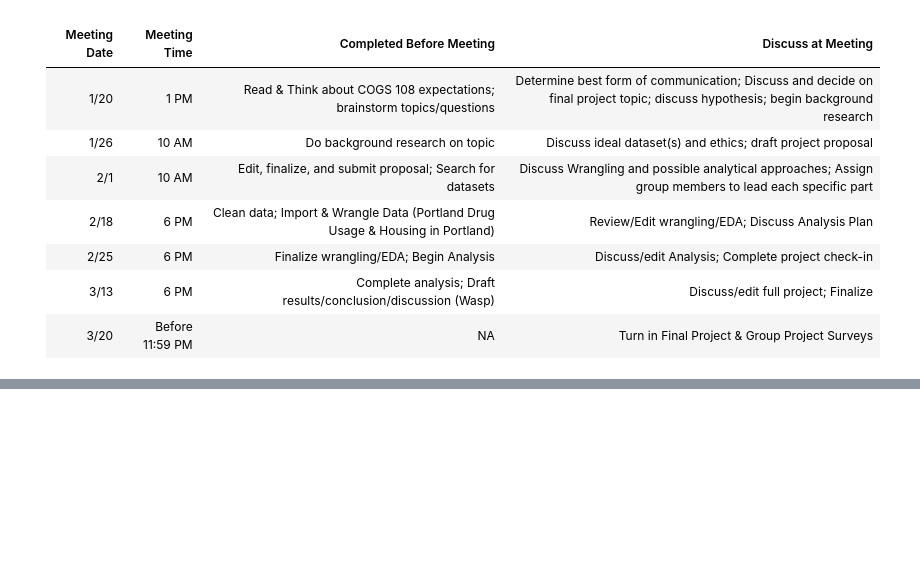
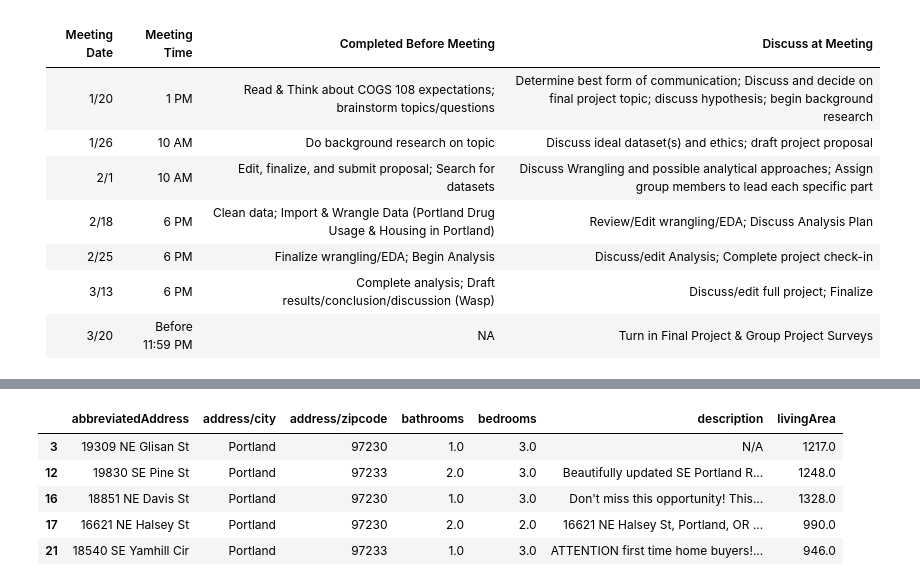
Before and after one commit to COGS108/Group008_WI26, a Jupyter notebook: 01-DataCheckpoint.ipynb, the cells around one changed output, grey strips where cells are left out. Drawn from its saved outputs; the diff is of its cells as text; code cells hidden in the pictures; blank space fills up the shorter version.

Commit message:
Prepare housing data for EDA
Add a cleaning/export step to save a processed Portland housing dataset for use in 02 EDA.

Made-with: Cursor

```diff
--- a/01-DataCheckpoint.ipynb
+++ b/01-DataCheckpoint.ipynb
@@ -370,0 +377,46 @@ Because the Zillow housing data are categorized by Zip Code and the opioid healt
+# %%
+# Create an interim subset and a cleaned version of the Portland housing data
+
+# 1. Save an interim version of the subset we have been working with
+portland_housing_df.to_csv('data/01-interim/portland_housing_subset.csv', index=False)
+
+# 2. Drop rows where all core structural fields are missing
+core_na_mask = (
+    portland_housing_df['livingArea'].isna() &
+    portland_housing_df['bathrooms'].isna() &
+    portland_housing_df['bedrooms'].isna()
+)
+portland_housing_clean = portland_housing_df.loc[~core_na_mask].copy()
+
+# 3. Handle remaining missing values
+#    - For structural numeric features, we drop rows where livingArea is still missing
+portland_housing_clean = portland_housing_clean.dropna(subset=['livingArea'])
+
+#    - For remaining missing bathrooms/bedrooms, fill with the median values
+for col in ['bathrooms', 'bedrooms']:
+    if portland_housing_clean[col].isna().any():
+        median_val = portland_housing_clean[col].median()
+        portland_housing_clean[col] = portland_housing_clean[col].fillna(median_val)
+
+#    - For description, fill missing values with a placeholder string
+if portland_housing_clean['description'].isna().any():
+    portland_housing_clean['description'] = portland_housing_clean['description'].fillna('N/A')
+
+# 4. Ensure ZIP codes are stored as zero-padded strings (for joining later)
+portland_housing_clean['address/zipcode'] = (
+    portland_housing_clean['address/zipcode']
+    .astype(str)
+    .str.zfill(5)
+)
+
+# 5. Save the cleaned dataset for use in 02-EDACheckpoint.ipynb
+portland_housing_clean.to_csv('data/02-processed/portland_housing_clean.csv', index=False)
+
+portland_housing_clean.head()
+# %% [output]
+|  | abbreviatedAddress | address/city | address/zipcode | bathrooms | bedrooms | description | livingArea |
+| 3 | 19309 NE Glisan St | Portland | 97230 | 1.0 | 3.0 | N/A | 1217.0 |
+| 12 | 19830 SE Pine St | Portland | 97233 | 2.0 | 3.0 | Beautifully updated SE Portland R... | 1248.0 |
+| 16 | 18851 NE Davis St | Portland | 97230 | 1.0 | 3.0 | Don't miss this opportunity! This... | 1328.0 |
+| 17 | 16621 NE Halsey St | Portland | 97230 | 2.0 | 2.0 | 16621 NE Halsey St, Portland, OR ... | 990.0 |
+| 21 | 18540 SE Yamhill Cir | Portland | 97233 | 1.0 | 3.0 | ATTENTION first time home buyers!... | 946.0 |
```
Also changed, not shown: parts of 2 cells of this notebook.
